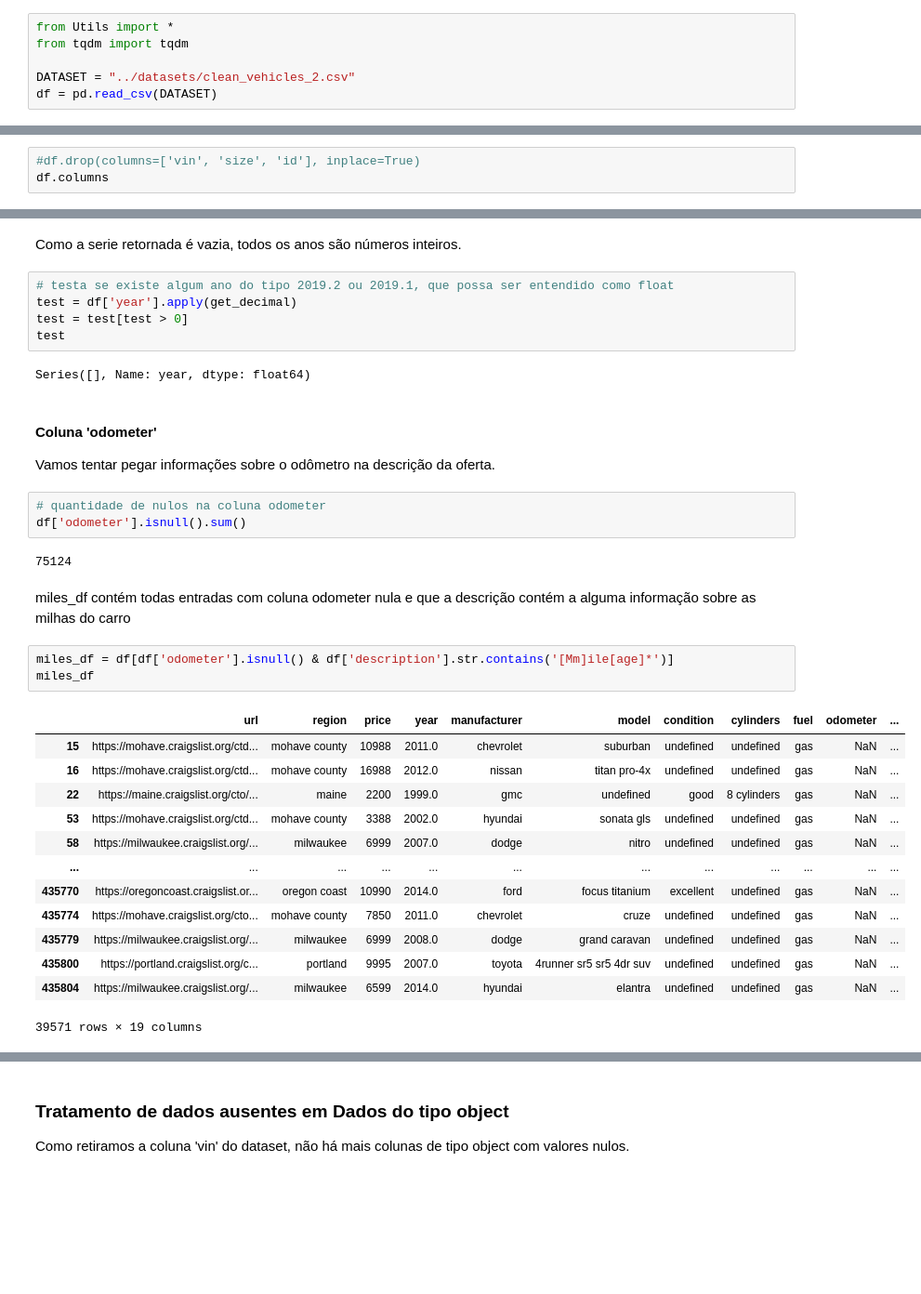
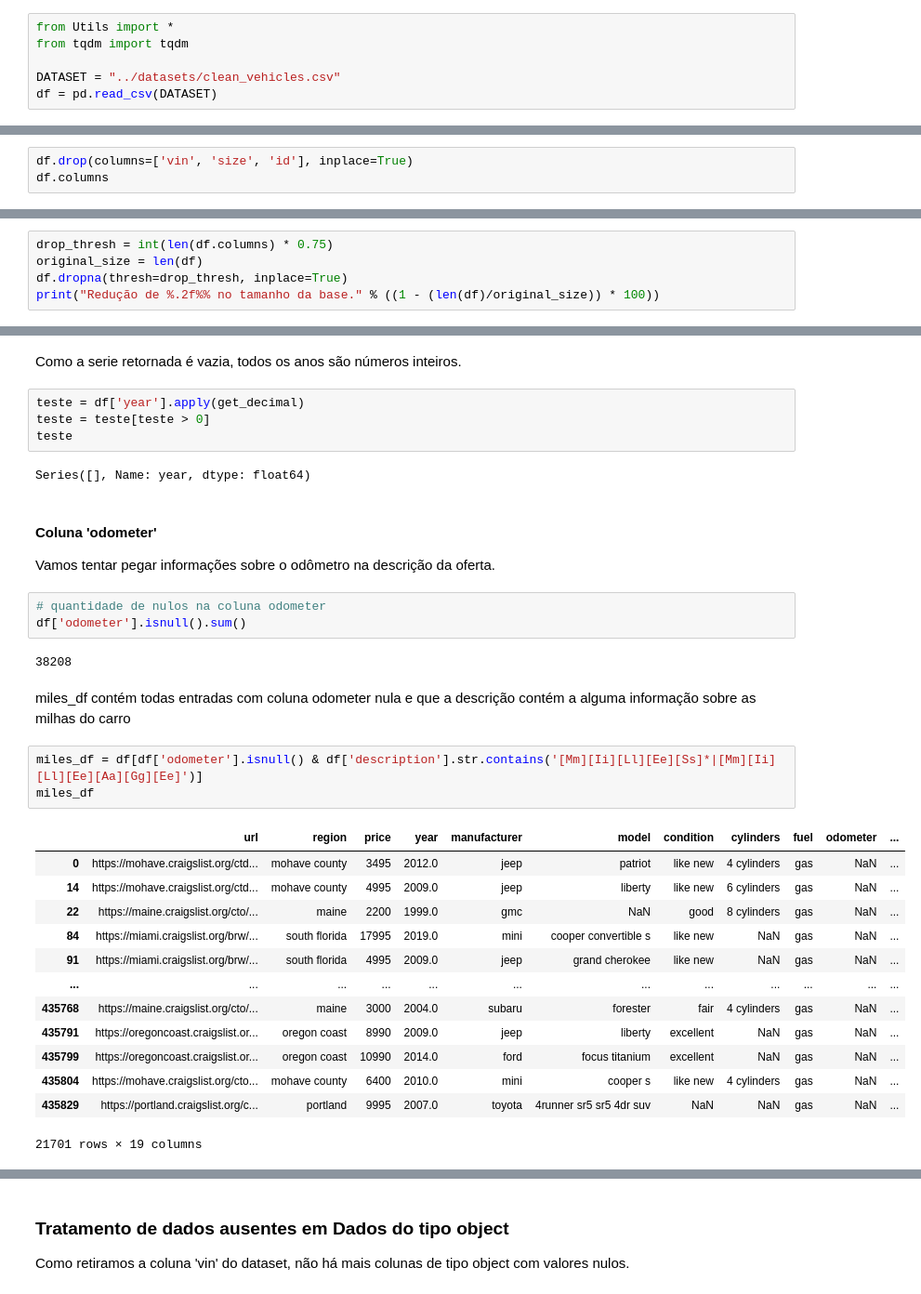
Before and after one commit to mbs8/IF679-ciencia-de-dados, a Jupyter notebook: notebooks/2-pre_processing.ipynb, the cells around one changed output, grey strips where cells are left out. Shown: that part at 93% size. Drawn from its saved outputs; the diff is of its cells as text; blank space fills up the shorter version.

Commit message:
Corrige problemas em funções do 'Utils.py', finaliza o tratamento de dados nulos e seta os tipos no dataframe.

```diff
--- a/notebooks/2-pre_processing.ipynb
+++ b/notebooks/2-pre_processing.ipynb
@@ -11,7 +11,7 @@ Este notebook usa o 'clean_vehicles.csv' como dataset, que já não tem mais as
 from Utils import *
 from tqdm import tqdm
 
-DATASET = "../datasets/clean_vehicles_2.csv"
+DATASET = "../datasets/clean_vehicles.csv"
 df = pd.read_csv(DATASET)
 # %% [markdown]
 ## Definição de tipos
@@ -95,5 +95,5 @@ Foi notado que as colunas 'vin' (código único do véiculo, não será útil) e
 # %%
-#df.drop(columns=['vin', 'size', 'id'], inplace=True)
+df.drop(columns=['vin', 'size', 'id'], inplace=True)
 df.columns
 # %% [output]
 Index(['url', 'region', 'price', 'year', 'manufacturer', 'model', 'condition',
@@ -134,0 +106,5 @@ dtype: int64
+# %%
+drop_thresh = int(len(df.columns) * 0.75)
+original_size = len(df)
+df.dropna(thresh=drop_thresh, inplace=True)
+print("Redução de %.2f%% no tamanho da base." % ((1 - (len(df)/original_size)) * 100))
@@ -274,13 +233,12 @@ df['year'].dtype
 dtype('float64')
 # %% [markdown]
 Como a serie retornada é vazia, todos os anos são números inteiros.
-# %%
-# testa se existe algum ano do tipo 2019.2 ou 2019.1, que possa ser entendido como float
-test = df['year'].apply(get_decimal)
-test = test[test > 0]
-test
-# %% [output]
-Series([], Name: year, dtype: float64)
+# %%
+teste = df['year'].apply(get_decimal)
+teste = teste[teste > 0]
+teste
+# %% [output]
+Series([], Name: year, dtype: float64)
 # %% [markdown]
 #### Coluna 'odometer'
 Vamos tentar pegar informações sobre o odômetro na descrição da oferta.
@@ -288,23 +246,23 @@ Vamos tentar pegar informações sobre o odômetro na descrição da oferta.
 # quantidade de nulos na coluna odometer
 df['odometer'].isnull().sum()
 # %% [output]
-75124
+38208
 # %% [markdown]
 miles_df contém todas entradas com coluna odometer nula e que a descrição contém a alguma informação sobre as milhas do carro
 # %%
-miles_df = df[df['odometer'].isnull() & df['description'].str.contains('[Mm]ile[age]*')]
+miles_df = df[df['odometer'].isnull() & df['description'].str.contains('[Mm][Ii][Ll][Ee][Ss]*|[Mm][Ii][Ll][Ee][Aa][Gg][Ee]')]
 miles_df
 # %% [output]
 |  | url | region | price | year | manufacturer | model | condition | cylinders | fuel | odometer | ... |
-| 15 | https://mohave.craigslist.org/ctd... | mohave county | 10988 | 2011.0 | chevrolet | suburban | undefined | undefined | gas | NaN | ... |
-| 16 | https://mohave.craigslist.org/ctd... | mohave county | 16988 | 2012.0 | nissan | titan pro-4x | undefined | undefined | gas | NaN | ... |
-| 22 | https://maine.craigslist.org/cto/... | maine | 2200 | 1999.0 | gmc | undefined | good | 8 cylinders | gas | NaN | ... |
-| 53 | https://mohave.craigslist.org/ctd... | mohave county | 3388 | 2002.0 | hyundai | sonata gls | undefined | undefined | gas | NaN | ... |
-| 58 | https://milwaukee.craigslist.org/... | milwaukee | 6999 | 2007.0 | dodge | nitro | undefined | undefined | gas | NaN | ... |
+| 0 | https://mohave.craigslist.org/ctd... | mohave county | 3495 | 2012.0 | jeep | patriot | like new | 4 cylinders | gas | NaN | ... |
+| 14 | https://mohave.craigslist.org/ctd... | mohave county | 4995 | 2009.0 | jeep | liberty | like new | 6 cylinders | gas | NaN | ... |
+| 22 | https://maine.craigslist.org/cto/... | maine | 2200 | 1999.0 | gmc | NaN | good | 8 cylinders | gas | NaN | ... |
+| 84 | https://miami.craigslist.org/brw/... | south florida | 17995 | 2019.0 | mini | cooper convertible s | like new | NaN | gas | NaN | ... |
+| 91 | https://miami.craigslist.org/brw/... | south florida | 4995 | 2009.0 | jeep | grand cherokee | like new | NaN | gas | NaN | ... |
 | ... | ... | ... | ... | ... | ... | ... | ... | ... | ... | ... | ... |
-| 435770 | https://oregoncoast.craigslist.or... | oregon coast | 10990 | 2014.0 | ford | focus titanium | excellent | undefined | gas | NaN | ... |
-| 435774 | https://mohave.craigslist.org/cto... | mohave county | 7850 | 2011.0 | chevrolet | cruze | undefined | undefined | gas | NaN | ... |
-| 435779 | https://milwaukee.craigslist.org/... | milwaukee | 6999 | 2008.0 | dodge | grand caravan | undefined | undefined | gas | NaN | ... |
-| 435800 | https://portland.craigslist.org/c... | portland | 9995 | 2007.0 | toyota | 4runner sr5 sr5 4dr suv | undefined | undefined | gas | NaN | ... |
-| 435804 | https://milwaukee.craigslist.org/... | milwaukee | 6599 | 2014.0 | hyundai | elantra | undefined | undefined | gas | NaN | ... |
+| 435768 | https://maine.craigslist.org/cto/... | maine | 3000 | 2004.0 | subaru | forester | fair | 4 cylinders | gas | NaN | ... |
+| 435791 | https://oregoncoast.craigslist.or... | oregon coast | 8990 | 2009.0 | jeep | liberty | excellent | NaN | gas | NaN | ... |
+| 435799 | https://oregoncoast.craigslist.or... | oregon coast | 10990 | 2014.0 | ford | focus titanium | excellent | NaN | gas | NaN | ... |
+| 435804 | https://mohave.craigslist.org/cto... | mohave county | 6400 | 2010.0 | mini | cooper s | like new | 4 cylinders | gas | NaN | ... |
+| 435829 | https://portland.craigslist.org/c... | portland | 9995 | 2007.0 | toyota | 4runner sr5 sr5 4dr suv | NaN | NaN | gas | NaN | ... |
-39571 rows × 19 columns
+21701 rows × 19 columns
```
Also changed, not shown: parts of 46 cells of this notebook, 1 other file.
